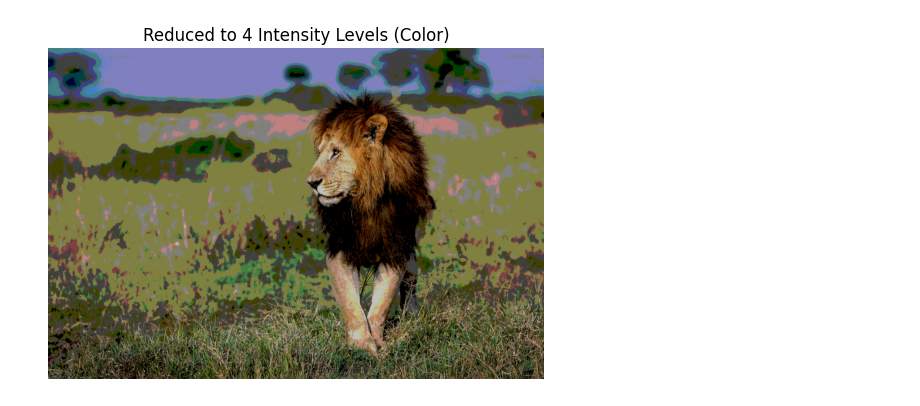
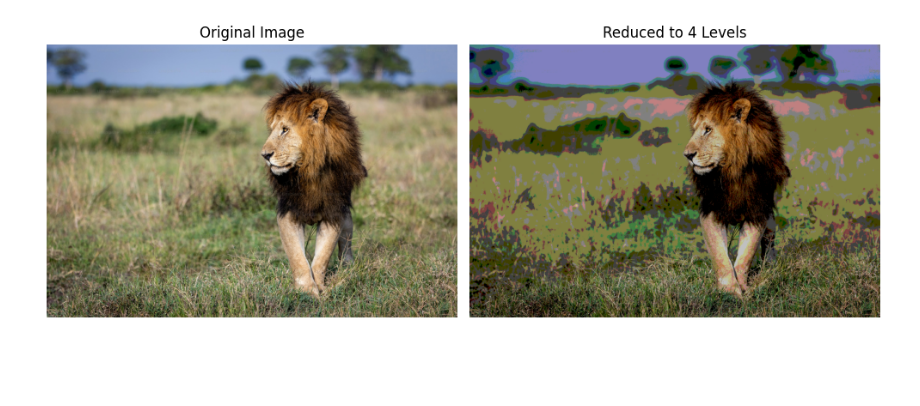
Before and after one commit to MalinduDissanayaka/Computer_Vision_Takehome_Assignment_1, a Jupyter notebook: Task1_Intensity_Reduction.ipynb, the cells around one changed output. Saved outputs shown, nothing was run; the diff lists cells and outputs as text; code cells hidden in the pictures; blank space fills up the shorter version.

Commit message:
change the output imges views

```diff
--- a/Task1_Intensity_Reduction.ipynb
+++ b/Task1_Intensity_Reduction.ipynb
@@ -1,26 +1,38 @@
 # %%
 import cv2
 import numpy as np
 import matplotlib.pyplot as plt
 import os
 
-# Load the original color image (BGR format by default)
+# Load the original color image (BGR format)
 img = cv2.imread('images/input.jpg')
 
 levels = 4  # Example: reduce to 4 intensity levels
 factor = 256 // levels
 
-# Apply reduction to each channel separately
+# Apply reduction to each channel
 reduced = (img // factor) * factor
 
-# Create folder and save result
+# Create output directory
 os.makedirs('outputs/task1', exist_ok=True)
 cv2.imwrite(f'outputs/task1/reduced_{levels}_levels.jpg', reduced)
 
-# Display using RGB format
+# Display both images in one row
+plt.figure(figsize=(10, 5))
+
+# Original image
+plt.subplot(1, 2, 1)
+plt.imshow(cv2.cvtColor(img, cv2.COLOR_BGR2RGB))
+plt.title("Original Image")
+plt.axis('off')
+
+# Reduced intensity image
+plt.subplot(1, 2, 2)
 plt.imshow(cv2.cvtColor(reduced, cv2.COLOR_BGR2RGB))
-plt.title(f"Reduced to {levels} Intensity Levels (Color)")
+plt.title(f"Reduced to {levels} Levels")
 plt.axis('off')
+
+plt.tight_layout()
 plt.show()
 # %% [output]
-[figure, old version]
+[figure, new version]
```
Also changed, not shown: 3 other files.
